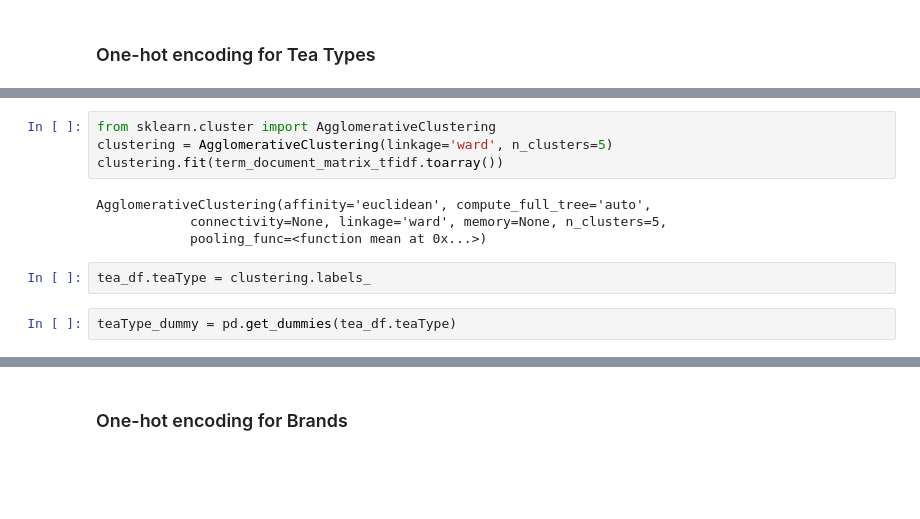
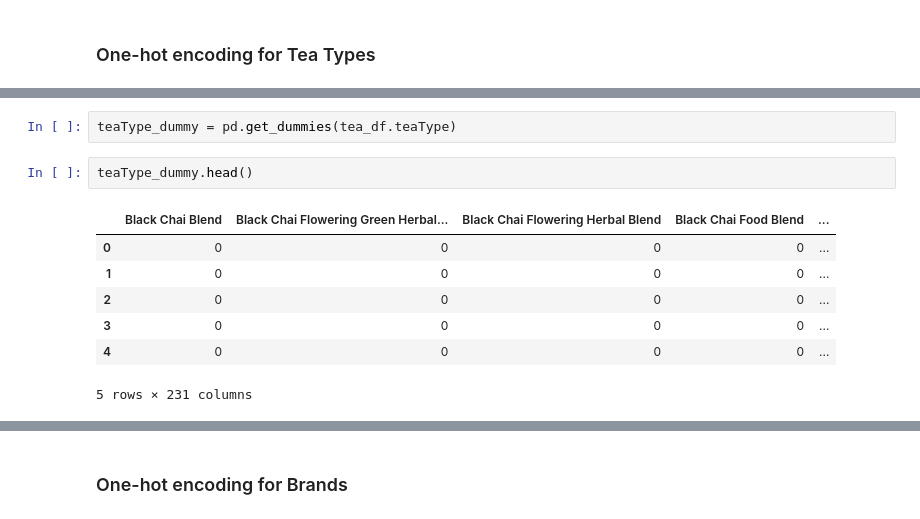
Before and after one commit to donovanOng/cs4300-noveltea, a Jupyter notebook: data/dummy encoding.ipynb, the cells around one changed output, grey strips where cells are left out. Cells and saved outputs as stored; diff of their text form; blank space fills up the shorter version.

```diff
--- a/data/dummy encoding.ipynb
+++ b/data/dummy encoding.ipynb
@@ -187,15 +90,15 @@ plt.show()
-# %%
-from sklearn.cluster import AgglomerativeClustering
-clustering = AgglomerativeClustering(linkage='ward', n_clusters=5)
-clustering.fit(term_document_matrix_tfidf.toarray())
-# %% [output]
-AgglomerativeClustering(affinity='euclidean', compute_full_tree='auto',
-            connectivity=None, linkage='ward', memory=None, n_clusters=5,
-            pooling_func=<function mean at 0x...>)
-# %%
-tea_df.teaType = clustering.labels_
 # %%
 teaType_dummy = pd.get_dummies(tea_df.teaType)
+# %%
+teaType_dummy.head()
+# %% [output]
+|  | Black Chai Blend | Black Chai Flowering Green Herbal... | Black Chai Flowering Herbal Blend | Black Chai Food Blend | ... |
+| 0 | 0 | 0 | 0 | 0 | ... |
+| 1 | 0 | 0 | 0 | 0 | ... |
+| 2 | 0 | 0 | 0 | 0 | ... |
+| 3 | 0 | 0 | 0 | 0 | ... |
+| 4 | 0 | 0 | 0 | 0 | ... |
+5 rows × 231 columns
 # %%
 teaType_count = teaType_dummy.sum(axis = 0)
 print("Number of unique tea type:", teaType_count.shape[0])
```
Also changed, not shown: parts of 28 cells of this notebook, 1 other file.
